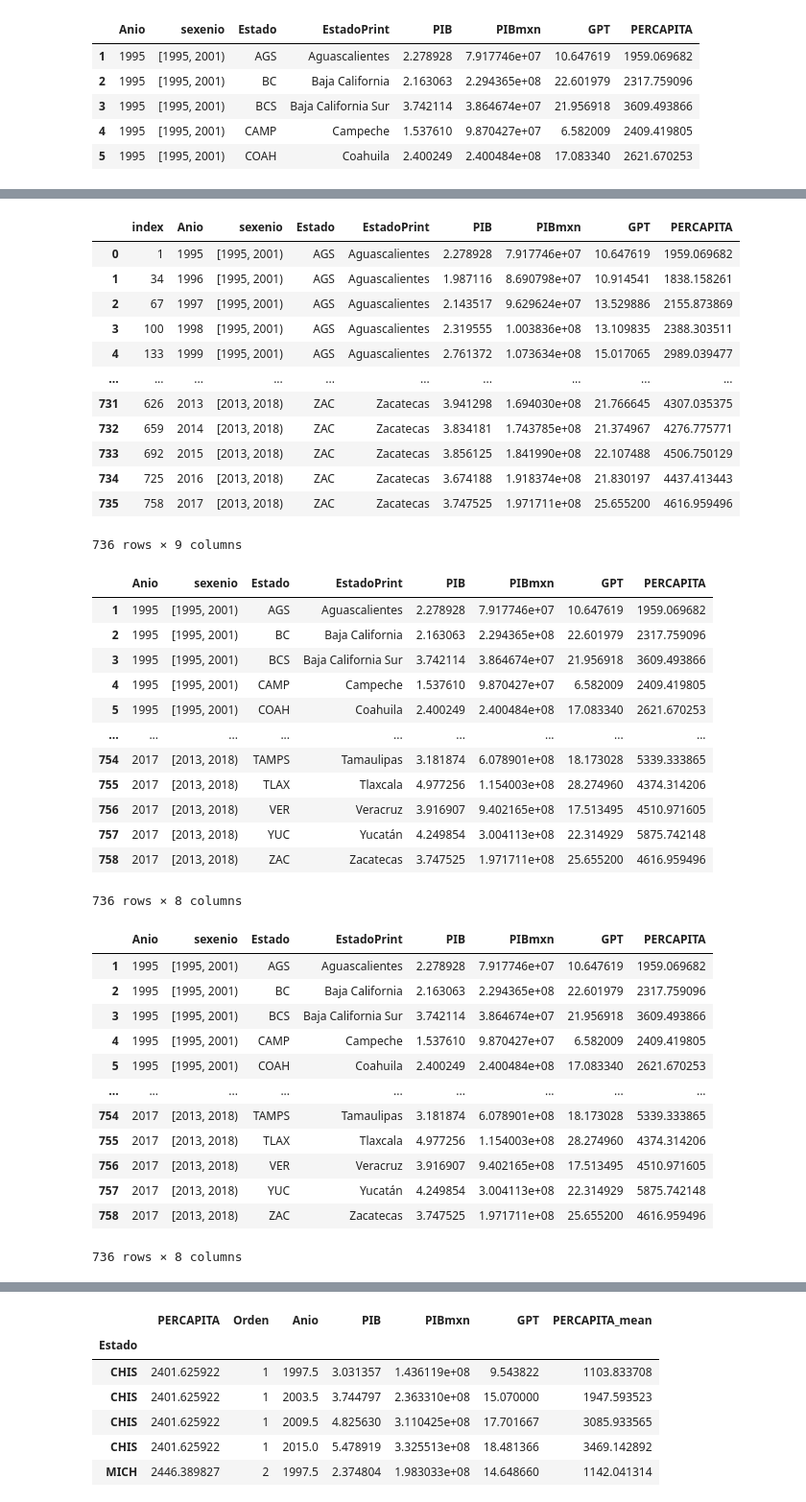
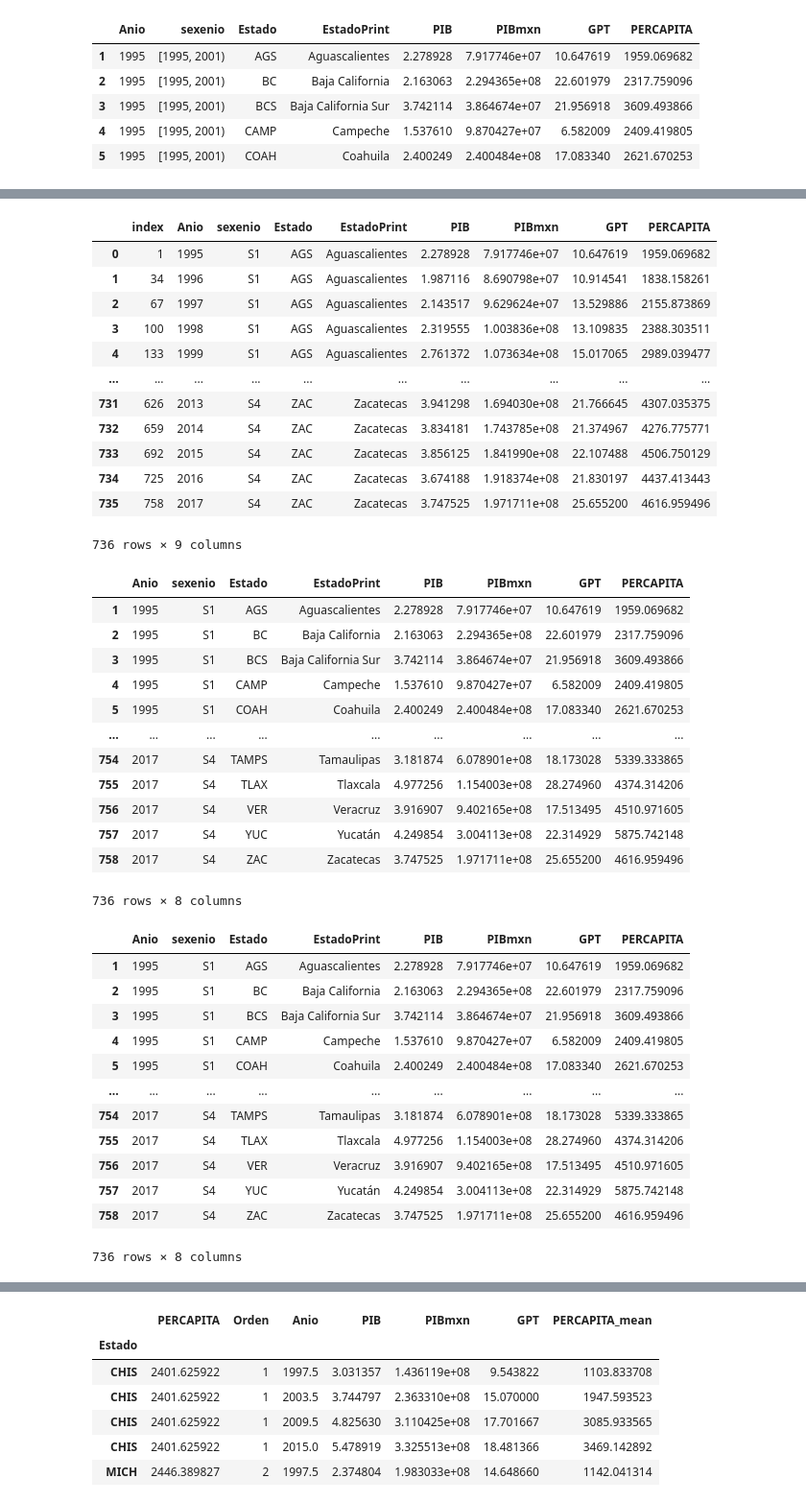
Before and after one commit to omgaldamez/finalWebSalud, a Jupyter notebook: dist/PY_GASTO.ipynb, the cells around one changed output, grey strips where cells are left out. Shown at 96% size. Drawn from its saved outputs; the diff is of its cells as text; code cells hidden in the pictures.

Commit message:
GASTO PY

```diff
--- a/dist/PY_GASTO.ipynb
+++ b/dist/PY_GASTO.ipynb
@@ -31,6 +31,9 @@ gastoIES.head()
 | 3 | 1995 | [1995, 2001) | BCS | Baja California Sur | 3.742114 | 3.864674e+07 | 21.956918 | 3609.493866 |
 | 4 | 1995 | [1995, 2001) | CAMP | Campeche | 1.537610 | 9.870427e+07 | 6.582009 | 2409.419805 |
 | 5 | 1995 | [1995, 2001) | COAH | Coahuila | 2.400249 | 2.400484e+08 | 17.083340 | 2621.670253 |
+# %%
+new_labels = ["S1", "S2", "S3", "S4"]
+gastoIES["sexenio"] = gastoIES["sexenio"].cat.rename_categories(new_labels)
 # %%
 gastoIES
 # %% [output]
@@ -52,52 +55,53 @@ gastoSexenios=gastoIES.sort_values(by=["Estado","Anio"],ascending=True).reset_in
 gastoSexenios
 # %% [output]
 |  | index | Anio | sexenio | Estado | EstadoPrint | PIB | PIBmxn | GPT | PERCAPITA |
-| 0 | 1 | 1995 | [1995, 2001) | AGS | Aguascalientes | 2.278928 | 7.917746e+07 | 10.647619 | 1959.069682 |
-| 1 | 34 | 1996 | [1995, 2001) | AGS | Aguascalientes | 1.987116 | 8.690798e+07 | 10.914541 | 1838.158261 |
-| 2 | 67 | 1997 | [1995, 2001) | AGS | Aguascalientes | 2.143517 | 9.629624e+07 | 13.529886 | 2155.873869 |
-| 3 | 100 | 1998 | [1995, 2001) | AGS | Aguascalientes | 2.319555 | 1.003836e+08 | 13.109835 | 2388.303511 |
-| 4 | 133 | 1999 | [1995, 2001) | AGS | Aguascalientes | 2.761372 | 1.073634e+08 | 15.017065 | 2989.039477 |
+| 0 | 1 | 1995 | S1 | AGS | Aguascalientes | 2.278928 | 7.917746e+07 | 10.647619 | 1959.069682 |
+| 1 | 34 | 1996 | S1 | AGS | Aguascalientes | 1.987116 | 8.690798e+07 | 10.914541 | 1838.158261 |
+| 2 | 67 | 1997 | S1 | AGS | Aguascalientes | 2.143517 | 9.629624e+07 | 13.529886 | 2155.873869 |
+| 3 | 100 | 1998 | S1 | AGS | Aguascalientes | 2.319555 | 1.003836e+08 | 13.109835 | 2388.303511 |
+| 4 | 133 | 1999 | S1 | AGS | Aguascalientes | 2.761372 | 1.073634e+08 | 15.017065 | 2989.039477 |
 | ... | ... | ... | ... | ... | ... | ... | ... | ... | ... |
-| 731 | 626 | 2013 | [2013, 2018) | ZAC | Zacatecas | 3.941298 | 1.694030e+08 | 21.766645 | 4307.035375 |
-| 732 | 659 | 2014 | [2013, 2018) | ZAC | Zacatecas | 3.834181 | 1.743785e+08 | 21.374967 | 4276.775771 |
-| 733 | 692 | 2015 | [2013, 2018) | ZAC | Zacatecas | 3.856125 | 1.841990e+08 | 22.107488 | 4506.750129 |
-| 734 | 725 | 2016 | [2013, 2018) | ZAC | Zacatecas | 3.674188 | 1.918374e+08 | 21.830197 | 4437.413443 |
-| 735 | 758 | 2017 | [2013, 2018) | ZAC | Zacatecas | 3.747525 | 1.971711e+08 | 25.655200 | 4616.959496 |
+| 731 | 626 | 2013 | S4 | ZAC | Zacatecas | 3.941298 | 1.694030e+08 | 21.766645 | 4307.035375 |
+| 732 | 659 | 2014 | S4 | ZAC | Zacatecas | 3.834181 | 1.743785e+08 | 21.374967 | 4276.775771 |
+| 733 | 692 | 2015 | S4 | ZAC | Zacatecas | 3.856125 | 1.841990e+08 | 22.107488 | 4506.750129 |
+| 734 | 725 | 2016 | S4 | ZAC | Zacatecas | 3.674188 | 1.918374e+08 | 21.830197 | 4437.413443 |
+| 735 | 758 | 2017 | S4 | ZAC | Zacatecas | 3.747525 | 1.971711e+08 | 25.655200 | 4616.959496 |
 736 rows × 9 columns
 # %%
 
 gastoIES
 # %% [output]
 |  | Anio | sexenio | Estado | EstadoPrint | PIB | PIBmxn | GPT | PERCAPITA |
-| 1 | 1995 | [1995, 2001) | AGS | Aguascalientes | 2.278928 | 7.917746e+07 | 10.647619 | 1959.069682 |
-| 2 | 1995 | [1995, 2001) | BC | Baja California | 2.163063 | 2.294365e+08 | 22.601979 | 2317.759096 |
-| 3 | 1995 | [1995, 2001) | BCS | Baja California Sur | 3.742114 | 3.864674e+07 | 21.956918 | 3609.493866 |
-| 4 | 1995 | [1995, 2001) | CAMP | Campeche | 1.537610 | 9.870427e+07 | 6.582009 | 2409.419805 |
-| 5 | 1995 | [1995, 2001) | COAH | Coahuila | 2.400249 | 2.400484e+08 | 17.083340 | 2621.670253 |
+| 1 | 1995 | S1 | AGS | Aguascalientes | 2.278928 | 7.917746e+07 | 10.647619 | 1959.069682 |
+| 2 | 1995 | S1 | BC | Baja California | 2.163063 | 2.294365e+08 | 22.601979 | 2317.759096 |
+| 3 | 1995 | S1 | BCS | Baja California Sur | 3.742114 | 3.864674e+07 | 21.956918 | 3609.493866 |
+| 4 | 1995 | S1 | CAMP | Campeche | 1.537610 | 9.870427e+07 | 6.582009 | 2409.419805 |
+| 5 | 1995 | S1 | COAH | Coahuila | 2.400249 | 2.400484e+08 | 17.083340 | 2621.670253 |
 | ... | ... | ... | ... | ... | ... | ... | ... | ... |
-| 754 | 2017 | [2013, 2018) | TAMPS | Tamaulipas | 3.181874 | 6.078901e+08 | 18.173028 | 5339.333865 |
-| 755 | 2017 | [2013, 2018) | TLAX | Tlaxcala | 4.977256 | 1.154003e+08 | 28.274960 | 4374.314206 |
-| 756 | 2017 | [2013, 2018) | VER | Veracruz | 3.916907 | 9.402165e+08 | 17.513495 | 4510.971605 |
-| 757 | 2017 | [2013, 2018) | YUC | Yucatán | 4.249854 | 3.004113e+08 | 22.314929 | 5875.742148 |
-| 758 | 2017 | [2013, 2018) | ZAC | Zacatecas | 3.747525 | 1.971711e+08 | 25.655200 | 4616.959496 |
+| 754 | 2017 | S4 | TAMPS | Tamaulipas | 3.181874 | 6.078901e+08 | 18.173028 | 5339.333865 |
+| 755 | 2017 | S4 | TLAX | Tlaxcala | 4.977256 | 1.154003e+08 | 28.274960 | 4374.314206 |
+| 756 | 2017 | S4 | VER | Veracruz | 3.916907 | 9.402165e+08 | 17.513495 | 4510.971605 |
+| 757 | 2017 | S4 | YUC | Yucatán | 4.249854 | 3.004113e+08 | 22.314929 | 5875.742148 |
+| 758 | 2017 | S4 | ZAC | Zacatecas | 3.747525 | 1.971711e+08 | 25.655200 | 4616.959496 |
 736 rows × 8 columns
 # %%
 with pd.ExcelWriter("GASTO_CSV.xlsx") as writer:
   gastoIES.to_excel(writer, sheet_name="gasto")
 # %%
 gastoSexenios= gastoIES
+arrowSexenios= gastoIES
 gastoSexenios
 # %% [output]
 |  | Anio | sexenio | Estado | EstadoPrint | PIB | PIBmxn | GPT | PERCAPITA |
-| 1 | 1995 | [1995, 2001) | AGS | Aguascalientes | 2.278928 | 7.917746e+07 | 10.647619 | 1959.069682 |
-| 2 | 1995 | [1995, 2001) | BC | Baja California | 2.163063 | 2.294365e+08 | 22.601979 | 2317.759096 |
-| 3 | 1995 | [1995, 2001) | BCS | Baja California Sur | 3.742114 | 3.864674e+07 | 21.956918 | 3609.493866 |
-| 4 | 1995 | [1995, 2001) | CAMP | Campeche | 1.537610 | 9.870427e+07 | 6.582009 | 2409.419805 |
-| 5 | 1995 | [1995, 2001) | COAH | Coahuila | 2.400249 | 2.400484e+08 | 17.083340 | 2621.670253 |
+| 1 | 1995 | S1 | AGS | Aguascalientes | 2.278928 | 7.917746e+07 | 10.647619 | 1959.069682 |
+| 2 | 1995 | S1 | BC | Baja California | 2.163063 | 2.294365e+08 | 22.601979 | 2317.759096 |
+| 3 | 1995 | S1 | BCS | Baja California Sur | 3.742114 | 3.864674e+07 | 21.956918 | 3609.493866 |
+| 4 | 1995 | S1 | CAMP | Campeche | 1.537610 | 9.870427e+07 | 6.582009 | 2409.419805 |
+| 5 | 1995 | S1 | COAH | Coahuila | 2.400249 | 2.400484e+08 | 17.083340 | 2621.670253 |
 | ... | ... | ... | ... | ... | ... | ... | ... | ... |
-| 754 | 2017 | [2013, 2018) | TAMPS | Tamaulipas | 3.181874 | 6.078901e+08 | 18.173028 | 5339.333865 |
-| 755 | 2017 | [2013, 2018) | TLAX | Tlaxcala | 4.977256 | 1.154003e+08 | 28.274960 | 4374.314206 |
-| 756 | 2017 | [2013, 2018) | VER | Veracruz | 3.916907 | 9.402165e+08 | 17.513495 | 4510.971605 |
-| 757 | 2017 | [2013, 2018) | YUC | Yucatán | 4.249854 | 3.004113e+08 | 22.314929 | 5875.742148 |
-| 758 | 2017 | [2013, 2018) | ZAC | Zacatecas | 3.747525 | 1.971711e+08 | 25.655200 | 4616.959496 |
+| 754 | 2017 | S4 | TAMPS | Tamaulipas | 3.181874 | 6.078901e+08 | 18.173028 | 5339.333865 |
+| 755 | 2017 | S4 | TLAX | Tlaxcala | 4.977256 | 1.154003e+08 | 28.274960 | 4374.314206 |
+| 756 | 2017 | S4 | VER | Veracruz | 3.916907 | 9.402165e+08 | 17.513495 | 4510.971605 |
+| 757 | 2017 | S4 | YUC | Yucatán | 4.249854 | 3.004113e+08 | 22.314929 | 5875.742148 |
+| 758 | 2017 | S4 | ZAC | Zacatecas | 3.747525 | 1.971711e+08 | 25.655200 | 4616.959496 |
 736 rows × 8 columns
```
Also changed, not shown: parts of 19 cells of this notebook, 7 other files.
